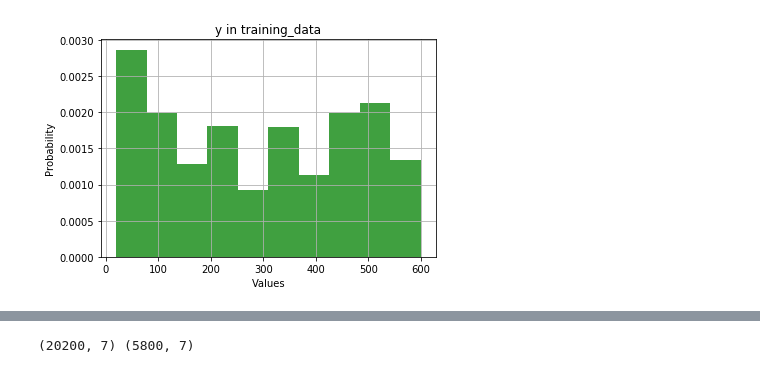
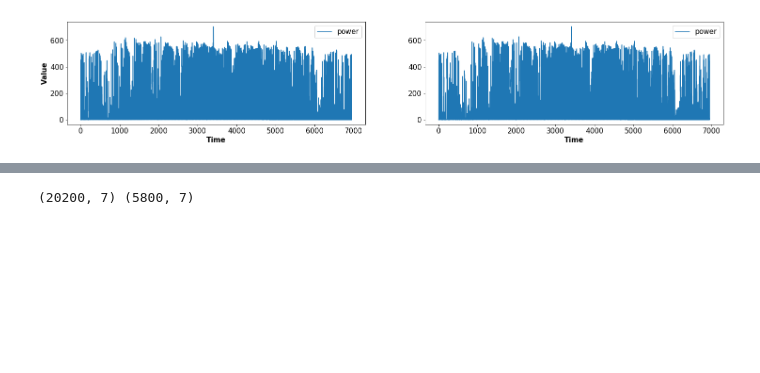
Before and after one commit to weilai0980/tsRNN, a Jupyter notebook: forecasting/data_prep.ipynb, the cells around one changed output, grey strips where cells are left out. Cells and saved outputs as stored; diff of their text form; code cells hidden in the pictures; blank space fills up the shorter version.

```diff
--- a/forecasting/data_prep.ipynb
+++ b/forecasting/data_prep.ipynb
@@ -124,8 +88,7 @@ para_is_stateful = False
 # %%
 # ---- DATA power plant ----
 
-para_win_size = 10
-
+para_win_size = 20
 
 file_name = ['plant-irradiance.csv', 'plant-temperature.csv', 'weather-cloudcover.csv', \
              'weather-dewpoint.csv', 'weather-humidity.csv', 'weather-pressure.csv', \
@@ -137,11 +100,10 @@ addr = "../../dataset/ts/power_plant/training/"
 idx = range(19)
 cols = ['id', 'day'] + idx
 
+file_path = addr + 'plant-power.csv'
+dta_df = pd.read_csv( file_path, sep =',', names = cols, header = 0 )
 
-file_path = addr + 'plant-power.csv'
-dta_df = pd.read_csv( file_path, sep=',', names = cols, header = 0 )
-
-tmp = np.asarray( dta_df[ dta_df['id']==1 ].drop(['id', 'day'], axis = 1) )
+tmp = np.asarray( dta_df[ dta_df['id'] == 1 ].drop(['id', 'day'], axis = 1) )
 stack_ts = np.expand_dims( tmp.flatten(), -1 )
 
 print "number of y values:", np.shape(stack_ts)
@@ -149,91 +111,37 @@ print "number of y values:", np.shape(stack_ts)
 for i in file_name:
 
     file_path = addr + i
-    dta_df = pd.read_csv( file_path ,sep=',', names = cols, header = 0 )
+    dta_df = pd.read_csv( file_path ,sep = ',', names = cols, header = 0 )
 
-    tmp_ts = np.asarray( dta_df[ dta_df['id']==1 ].drop(['id', 'day'], axis=1) )
+    tmp_ts = np.asarray( dta_df[ dta_df['id'] == 1 ].drop(['id', 'day'], axis = 1) )
     var_ts = np.expand_dims( tmp_ts.flatten(), -1 )
 
-    print 'Shape of the dataset: ', dta_df.shape, np.shape(var_ts)
-
-    stack_ts = np.concatenate( (stack_ts, var_ts), axis=1 )
+    stack_ts = np.concatenate( (stack_ts, var_ts), axis = 1 )
 
 vari_name = ['power', 'irradiance', 'p-temperature', 'cloudcover', 'dewpoint', 'humidity', 'pressure', \
              'temperature', 'windbearing', 'windspeed']
-
 
 dta_df = pd.DataFrame( stack_ts, columns = vari_name )
 
 print dta_df.shape
 print dta_df.columns
 
-# ---- ----
+# smooth, outlier
+smooth_df = multivariate_ts_smooth(dta_df, 10)
 
-# prepare training and testing data
-split_idx = int(0.8*dta_df.shape[0])
-para_train_range = (0, 5400)
-para_test_range  = (5400, 6954)
+# stationarize
+smooth_stat_df = multivariate_ts_stationarize(smooth_df)
 
-target_col = 'power'
-feature_cols = ['p-temperature', 'cloudcover', 'dewpoint', 'humidity', 'temperature', 'windbearing', 'windspeed']
-# 'irradiance'
-# 'pressure'
-
-x_train, x_test, y_train, y_test = \
-build_training_testing_data_4learning( dta_df, target_col, feature_cols, \
-                                      para_uni_variate, para_train_test_split, para_win_size, \
-                                      para_train_range, para_test_range, para_is_stateful )
-
-print 'Before filtering: shape of training and testing dataset: ', np.shape(x_train), np.shape(y_train), \
-                                                 np.shape(x_test), np.shape(y_test)
-
-# Y transformation if necessary
-# y_train = log(y_train+1e-10)
-# y_test = log(y_test+1e-10)
-
-#and y_train[i]<=600
-#and y_test[i]<=600
-
-# filtering on y-value
-idx_set = []
-for i in range(len(y_train)):
-    if y_train[i]>=20 and y_train[i]<=600 :
-        idx_set.append(i)
-
-x_train = x_train[idx_set]
-y_train = y_train[idx_set]
-
-idx_set = []
-for i in range(len(y_test)):
-    if y_test[i]>=20 and y_test[i]<=600 :
-        idx_set.append(i)
-x_test = x_test[idx_set]
-y_test = y_test[idx_set]
+print smooth_stat_df.columns, smooth_stat_df.shape
 
 
-print 'After filtering: shape of training and testing dataset: ', np.shape(x_train), np.shape(y_train), \
-                                                 np.shape(x_test), np.shape(y_test)
+# --- visualization
 
+multivariate_ts_plot_pair(dta_df,
+                          smooth_stat_df,
+                          'data')
 
-# visualization
-y_distribution_plot( y_train, 'y in training_data' )
-y_distribution_plot( y_test,  'y in testing_data' )
-
-
-multivariate_ts_plot( dta_df[['power']].iloc[:500], 'power' )
-
-multivariate_ts_plot( dta_df[['p-temperature', 'temperature']], 'temp' )
-
-multivariate_ts_plot( dta_df[['windbearing', 'windspeed']], 'wind' )
-
-multivariate_ts_plot( dta_df[['cloudcover', ]], 'cloudcover' )
-
-multivariate_ts_plot( dta_df[['dewpoint' ]], 'dewpoint' )
-
-multivariate_ts_plot( dta_df[[ 'humidity' ]], 'humidity' )
-
-multivariate_ts_plot( dta_df[[ 'irradiance' ]], 'irradiance' )
-
-multivariate_ts_plot( dta_df[[ 'pressure' ]], 'pressure' )
+corr = smooth_stat_df.corr()
+corr.style.background_gradient()
 # %% [output]
 number of y values: (6954, 1)
@@ -255 +176 @@ After filtering: shape of training and testing dataset:  (3157, 10, 8) (3157,) (
-[figure, old version]
+[figure, new version]
```
Also changed, not shown: parts of 25 cells of this notebook, 34 other files.
